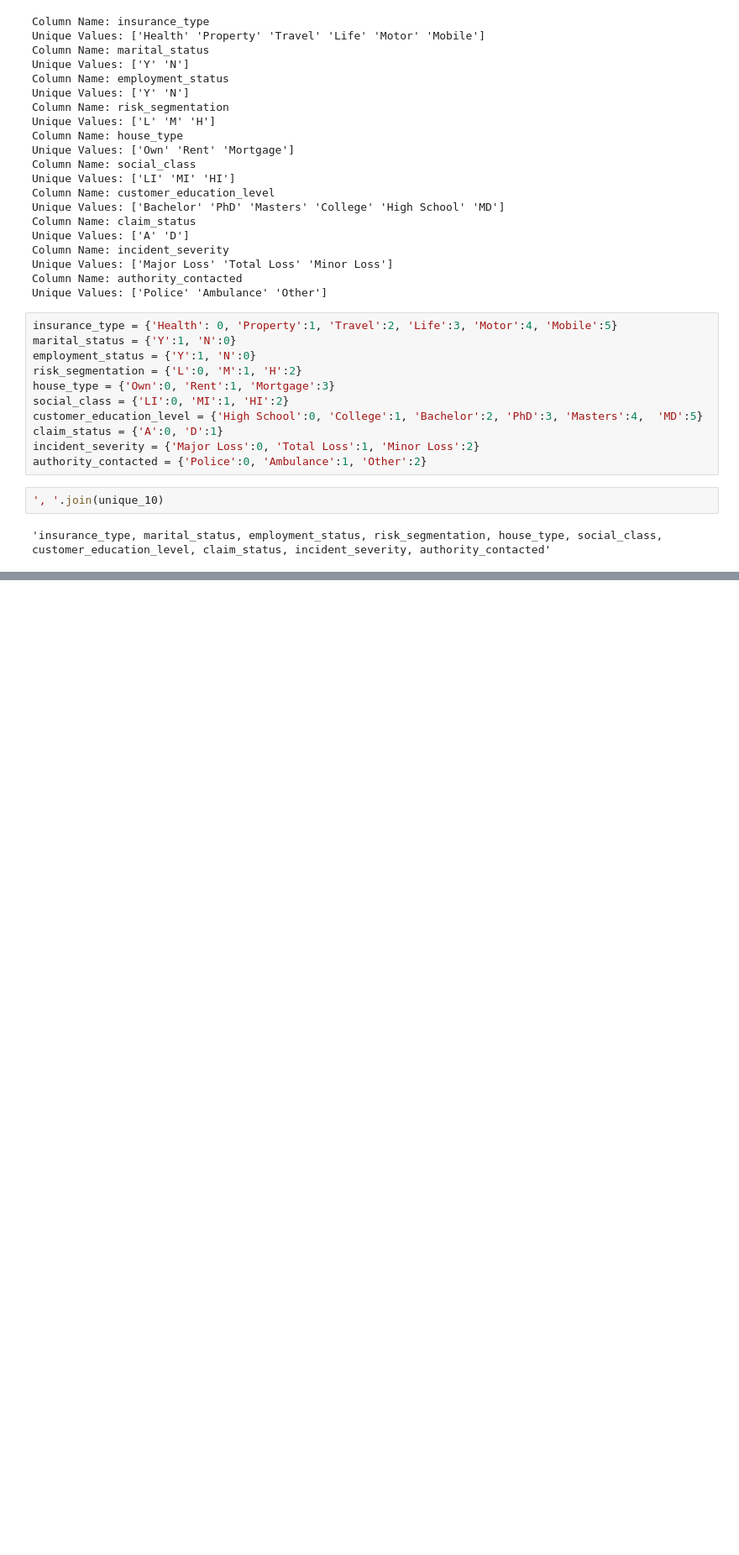
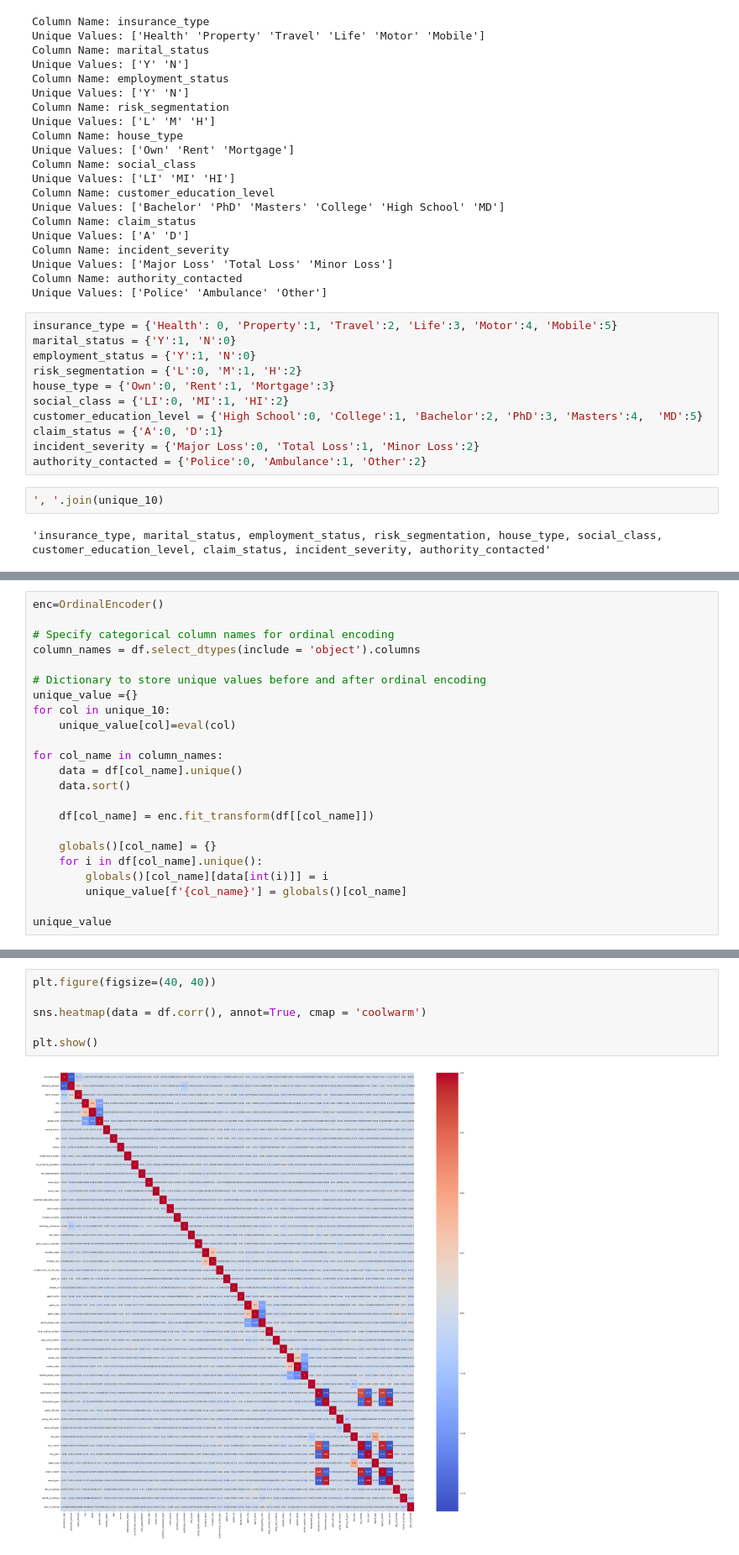
Before and after one commit to Prakash-Kani/Insurance-Claims-Fraud-Detection, a Jupyter notebook: modelling.ipynb, the cells around one changed output, grey strips where cells are left out. Shown at 84% size. Drawn from its saved outputs; the diff is of its cells as text; blank space fills up the shorter version.

```diff
--- a/modelling.ipynb
+++ b/modelling.ipynb
@@ -210,0 +213,23 @@ AttributeError: 'numpy.ndarray' object has no attribute 'sort_value'
+# %%
+enc=OrdinalEncoder()
+
+# Specify categorical column names for ordinal encoding
+column_names = df.select_dtypes(include = 'object').columns
+
+# Dictionary to store unique values before and after ordinal encoding
+unique_value ={}
+for col in unique_10:
+    unique_value[col]=eval(col)
+
+for col_name in column_names:
+    data = df[col_name].unique()
+    data.sort()
+
+    df[col_name] = enc.fit_transform(df[[col_name]])
+
+    globals()[col_name] = {}
+    for i in df[col_name].unique():
+        globals()[col_name][data[int(i)]] = i
+        unique_value[f'{col_name}'] = globals()[col_name]
+
+unique_value
@@ -210,0 +259,8 @@ AttributeError: 'numpy.ndarray' object has no attribute 'sort_value'
+# %%
+plt.figure(figsize=(40, 40))
+
+sns.heatmap(data = df.corr(), annot=True, cmap = 'coolwarm')
+
+plt.show()
+# %% [output]
+[figure, added]
```
Also changed, not shown: parts of 11 cells of this notebook.
